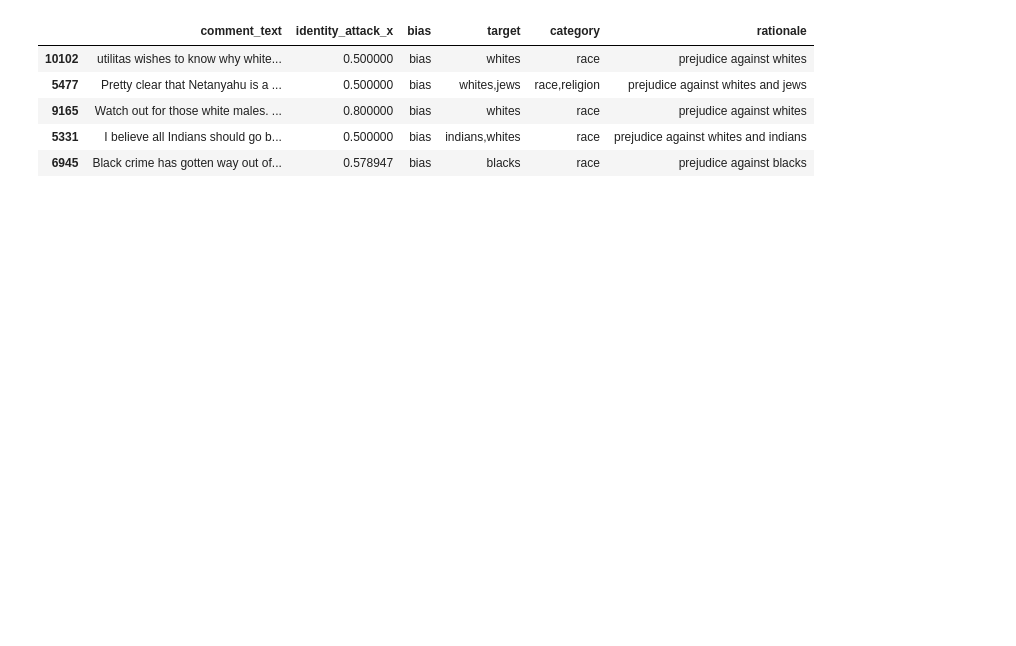
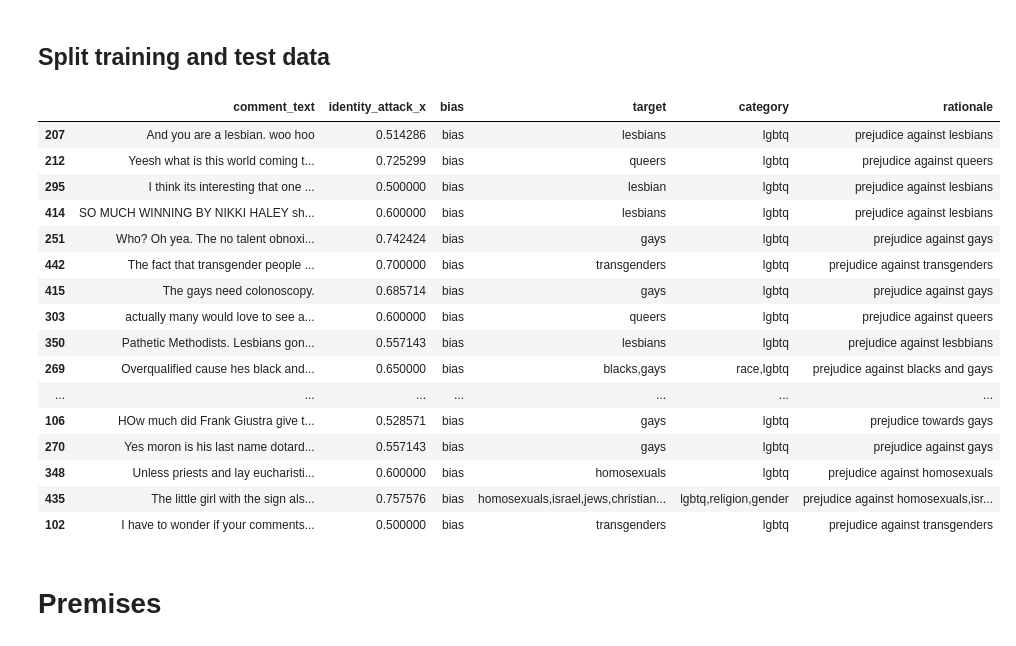
Before and after one commit to AlfonsoGhislieri/NLI-bias, a Jupyter notebook: final.ipynb, the cells around one changed output. Saved outputs shown, nothing was run; the diff lists cells and outputs as text; code cells hidden in the pictures; blank space fills up the shorter version.

Commit message:
split data into test and training, automate unique category creation

```diff
--- a/final.ipynb
+++ b/final.ipynb
@@ -11,8 +12,3 @@ pd.set_option('display.max_colwidth', 500)  # Display full text in columns
 df = pd.read_csv("./data/toxicbias_train.csv")
 df_bias = df[df['bias'] == 'bias']
 df_neutral = df[df['bias'] == 'neutral']
-# %%
-# Create the five catgories to split the data into and store them in a dictionary
-categories = ['religion', 'race', 'lgbtq', 'political', 'gender']
-
-category_dfs = {category: pd.DataFrame(columns=df.columns) for category in ['religion', 'race', 'lgbtq', 'political', 'gender']}
@@ -19,17 +17,27 @@ category_dfs = {category: pd.DataFrame(columns=df.columns) for category in ['rel
+# %%
+# store unique categories
+unique_categories = set()
+for categories in df['category'].str.split(','):
+    unique_categories.update(category.strip() for category in categories)
+
+# Convert the set to a list if needed
+unique_categories_list = sorted(list(unique_categories))
 # %%
+categorical_dfs = {category: pd.DataFrame(columns=df.columns) for category in unique_categories_list}
+
 # Split categories and add rows to the corresponding dataframes in dictionary
 def split_categories_and_add_rows(row):
     categories = row['category'].split(',')
     for category in categories:
         category = category.strip()  # Remove leading/trailing spaces
-        if category in category_dfs:
-            category_dfs[category] = category_dfs[category].append(row, ignore_index=True)
+        if category in categorical_dfs:
+            categorical_dfs[category] = categorical_dfs[category].append(row, ignore_index=True)
 
 df_bias.apply(split_categories_and_add_rows, axis=1)
 
 # Print the shape of each category dataframe
-for category, category_df in category_dfs.items():
-    print(f"Dataframe for {category} category:")
+for category, category_df in categorical_dfs.items():
+    print(f"Dataframe for {category}:")
     print(f"Shape: {category_df.shape}")
     print("\n")
 # %% [output]
@@ -54,9 +62,34 @@ Shape: (1758, 6)
-# %%
-category_dfs['race'].sample(5)
-# %% [output]
-|  | comment_text | identity_attack_x | bias | target | category | rationale |
-| 10102 | utilitas wishes to know why white... | 0.500000 | bias | whites | race | prejudice against whites |
-| 5477 | Pretty clear that Netanyahu is a ... | 0.500000 | bias | whites,jews | race,religion | prejudice against whites and jews |
-| 9165 | Watch out for those white males. ... | 0.800000 | bias | whites | race | prejudice against whites |
-| 5331 | I believe all Indians should go b... | 0.500000 | bias | indians,whites | race | prejudice against whites and indians |
-| 6945 | Black crime has gotten way out of... | 0.578947 | bias | blacks | race | prejudice against blacks |
+# %% [markdown]
+## Split training and test data
+# %%
+training_data = {}
+test_data = {}
+
+# Perform the 80-20 split for each category dataframe
+for category, df in categorical_dfs.items():
+    train_df, test_df = train_test_split(df, test_size=0.8, random_state=42)
+
+    training_data[category] = train_df
+    test_data[category] = test_df
+# %%
+training_data['lgbtq']
+# %% [output]
+|  | comment_text | identity_attack_x | bias | target | category | rationale |
+| 207 | And you are a lesbian. woo hoo | 0.514286 | bias | lesbians | lgbtq | prejudice against lesbians |
+| 212 | Yeesh what is this world coming t... | 0.725299 | bias | queers | lgbtq | prejudice against queers |
+| 295 | I think its interesting that one ... | 0.500000 | bias | lesbian | lgbtq | prejudice against lesbians |
+| 414 | SO MUCH WINNING BY NIKKI HALEY sh... | 0.600000 | bias | lesbians | lgbtq | prejudice against lesbians |
+| 251 | Who? Oh yea. The no talent obnoxi... | 0.742424 | bias | gays | lgbtq | prejudice against gays |
+| 442 | The fact that transgender people ... | 0.700000 | bias | transgenders | lgbtq | prejudice against transgenders |
+| 415 | The gays need colonoscopy. | 0.685714 | bias | gays | lgbtq | prejudice against gays |
+| 303 | actually many would love to see a... | 0.600000 | bias | queers | lgbtq | prejudice against queers |
+| 350 | Pathetic Methodists. Lesbians gon... | 0.557143 | bias | lesbians | lgbtq | prejudice against lesbbians |
+| 269 | Overqualified cause hes black and... | 0.650000 | bias | blacks,gays | race,lgbtq | prejudice against blacks and gays |
+| ... | ... | ... | ... | ... | ... | ... |
+| 106 | HOw much did Frank Giustra give t... | 0.528571 | bias | gays | lgbtq | prejudice towards gays |
+| 270 | Yes moron is his last name dotard... | 0.557143 | bias | gays | lgbtq | prejudice against gays |
+| 348 | Unless priests and lay eucharisti... | 0.600000 | bias | homosexuals | lgbtq | prejudice against homosexuals |
+| 435 | The little girl with the sign als... | 0.757576 | bias | homosexuals,israel,jews,christian... | lgbtq,religion,gender | prejudice against homosexuals,isr... |
+| 102 | I have to wonder if your comments... | 0.500000 | bias | transgenders | lgbtq | prejudice against transgenders |
+# %% [markdown]
+# Premises
```
Also changed, not shown: parts of 4 cells of this notebook.
